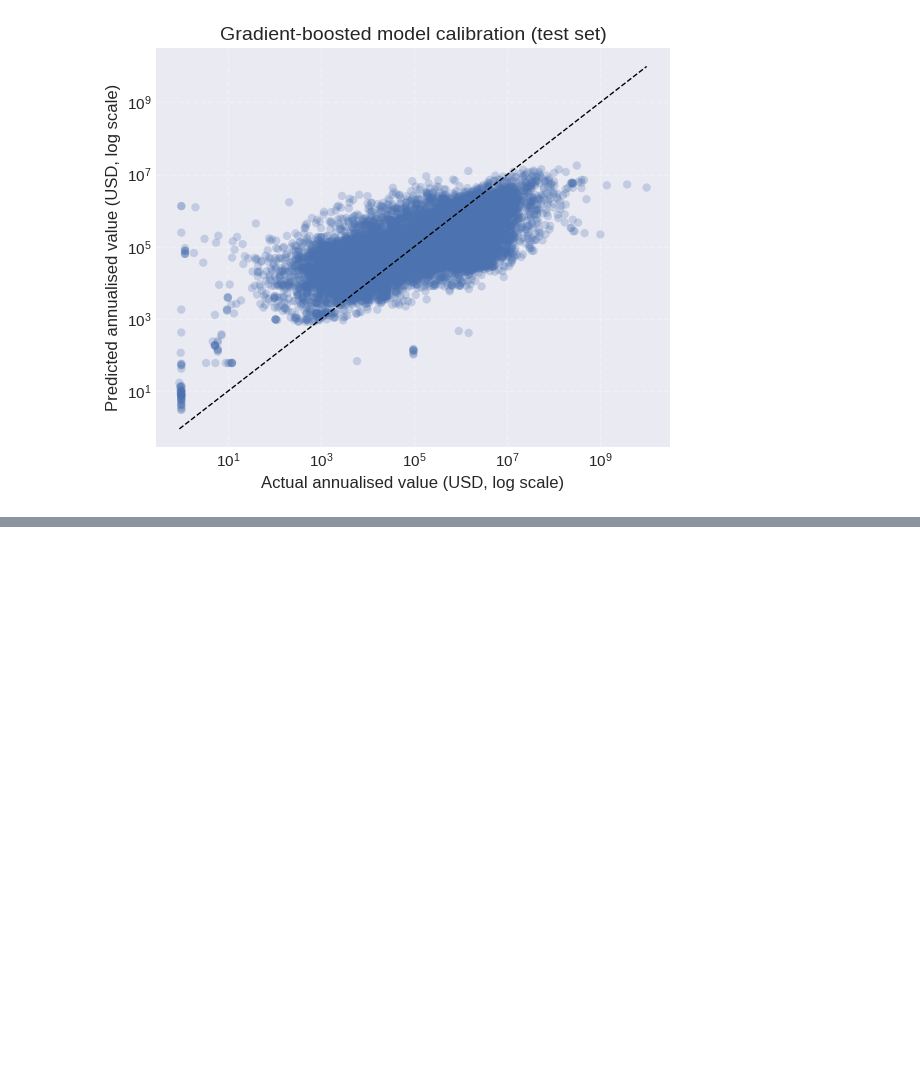
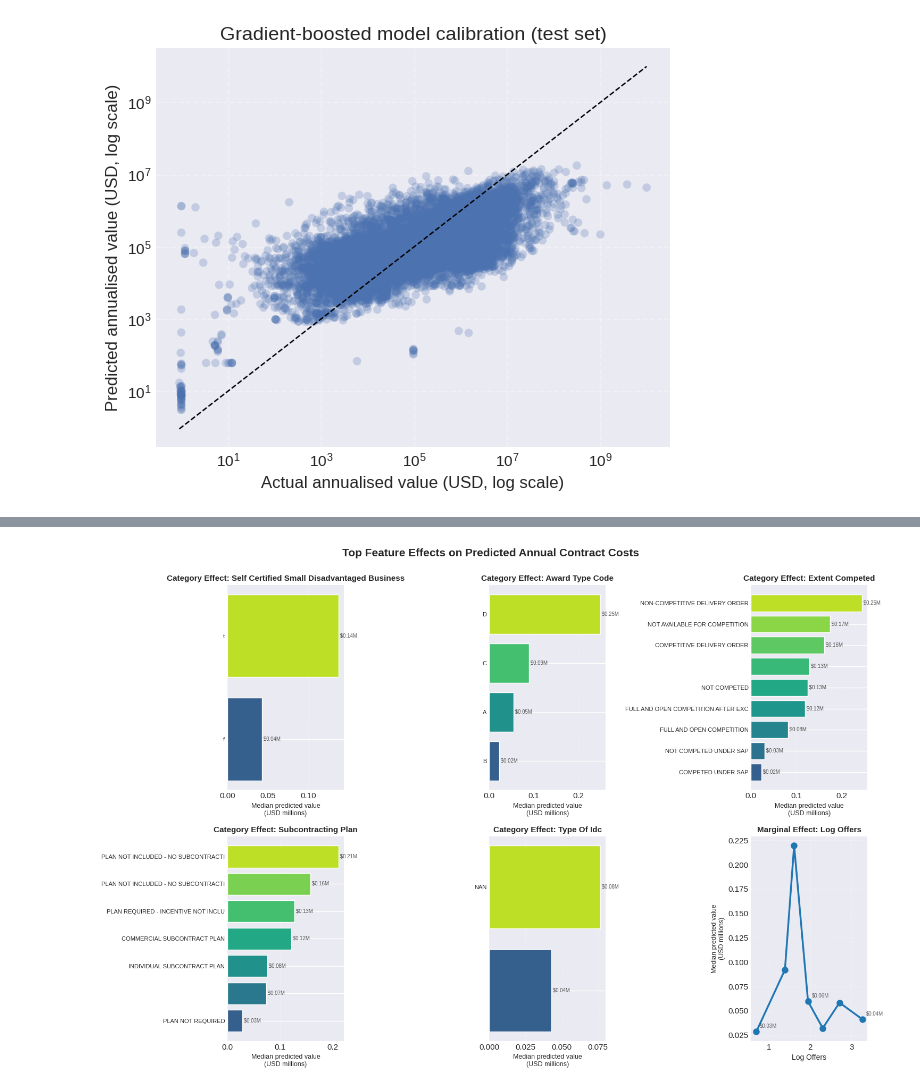
Before and after one commit to edoardoCame/American-analysis, a Jupyter notebook: notebooks/usaspending.ipynb, the cells around one changed output, grey strips where cells are left out. Drawn from its saved outputs; the diff is of its cells as text; code cells hidden in the pictures; blank space fills up the shorter version.

```diff
--- a/notebooks/usaspending.ipynb
+++ b/notebooks/usaspending.ipynb
@@ -1185,0 +1163,97 @@ These narratives make it clear that premium awards are tied to socio-economic po
+# %%
+# Feature effect visualization using the preprocessed data
+top_features_for_viz = gb_feature_importance.head(6)['feature'].tolist()
+
+fig, axes = plt.subplots(2, 3, figsize=(15, 10))
+axes = axes.ravel()
+
+plotted = 0
+for feature in top_features_for_viz:
+    # Use original (un-transformed) features for interpretability
+    feature_col_original = f'{feature}_original'
+
+    if feature_col_original in gb_analysis_df.columns and plotted < 6:
+        # Check if numeric or categorical
+        if pd.api.types.is_numeric_dtype(gb_analysis_df[feature_col_original]):
+            # Bin numeric features
+            feature_data = gb_analysis_df[[feature_col_original, 'predicted_value']].dropna()
+
+            if len(feature_data) > 0 and feature_data[feature_col_original].nunique() > 1:
+                # Create quantile bins
+                try:
+                    feature_data['feature_bin'] = pd.qcut(
+                        feature_data[feature_col_original],
+                        q=min(10, feature_data[feature_col_original].nunique()),
+                        duplicates='drop',
+                        labels=False
+                    )
+
+                    # Aggregate by bin
+                    binned = feature_data.groupby('feature_bin').agg({
+                        feature_col_original: 'median',
+                        'predicted_value': 'median'
+                    }).reset_index()
+
+                    axes[plotted].plot(binned[feature_col_original], binned['predicted_value'] / 1e6,
+                                      marker='o', linewidth=2.5, markersize=8, color='#1f77b4')
+                    axes[plotted].set_xlabel(feature.replace('_', ' ').title(), fontsize=10)
+                    axes[plotted].set_ylabel('Median predicted value\n(USD millions)', fontsize=9)
+                    axes[plotted].set_title(f'Marginal Effect: {feature.replace("_", " ").title()}', fontsize=11, fontweight='bold')
+                    axes[plotted].grid(True, alpha=0.3, linestyle='--')
+
+                    # Add value annotations on key points
+                    for idx, row in binned.iterrows():
+                        if idx % 3 == 0:  # Annotate every 3rd point
+                            axes[plotted].annotate(
+                                f'${row["predicted_value"]/1e6:.2f}M',
+                                xy=(row[feature_col_original], row["predicted_value"]/1e6),
+                                xytext=(5, 5),
+                                textcoords='offset points',
+                                fontsize=7,
+                                alpha=0.7
+                            )
+
+                    plotted += 1
+                except Exception as e:
+                    print(f"Could not bin {feature}: {e}")
+        else:
+            # Categorical feature
+            feature_data = gb_analysis_df[[feature_col_original, 'predicted_value']].dropna()
+
+            if len(feature_data) > 0:
+                # Aggregate by category
+                cat_agg = feature_data.groupby(feature_col_original)['predicted_value'].agg(['median', 'count'])
+                cat_agg = cat_agg[cat_agg['count'] >= 10]  # Filter rare categories
+                cat_agg = cat_agg.sort_values('median', ascending=True)
+
+                # Plot top 10 categories
+                top_cats = cat_agg.tail(10)
+                colors = plt.cm.viridis(np.linspace(0.3, 0.9, len(top_cats)))
+
+                bars = axes[plotted].barh(range(len(top_cats)), top_cats['median'].values / 1e6, color=colors)
+                axes[plotted].set_yticks(range(len(top_cats)))
+                axes[plotted].set_yticklabels([str(c)[:35] for c in top_cats.index], fontsize=8)
+                axes[plotted].set_xlabel('Median predicted value\n(USD millions)', fontsize=9)
+                axes[plotted].set_title(f'Category Effect: {feature.replace("_", " ").title()}', fontsize=11, fontweight='bold')
+                axes[plotted].grid(axis='x', alpha=0.3, linestyle='--')
+
+                # Add value labels on bars
+                for idx, bar in enumerate(bars):
+                    width = bar.get_width()
+                    axes[plotted].text(width, bar.get_y() + bar.get_height()/2,
+                                      f' ${width:.2f}M',
+                                      va='center', fontsize=7, alpha=0.8)
+
+                plotted += 1
+
+# Hide unused subplots
+for idx in range(plotted, 6):
+    axes[idx].set_visible(False)
+
+plt.suptitle('Top Feature Effects on Predicted Annual Contract Costs', fontsize=15, fontweight='bold', y=0.995)
+plt.tight_layout()
+plt.show()
+
+print(f"\n✓ Visualized {plotted} top features with marginal effects")
+# %% [output]
+[figure, added]
```
Also changed, not shown: parts of 25 cells of this notebook, 2 other files.
